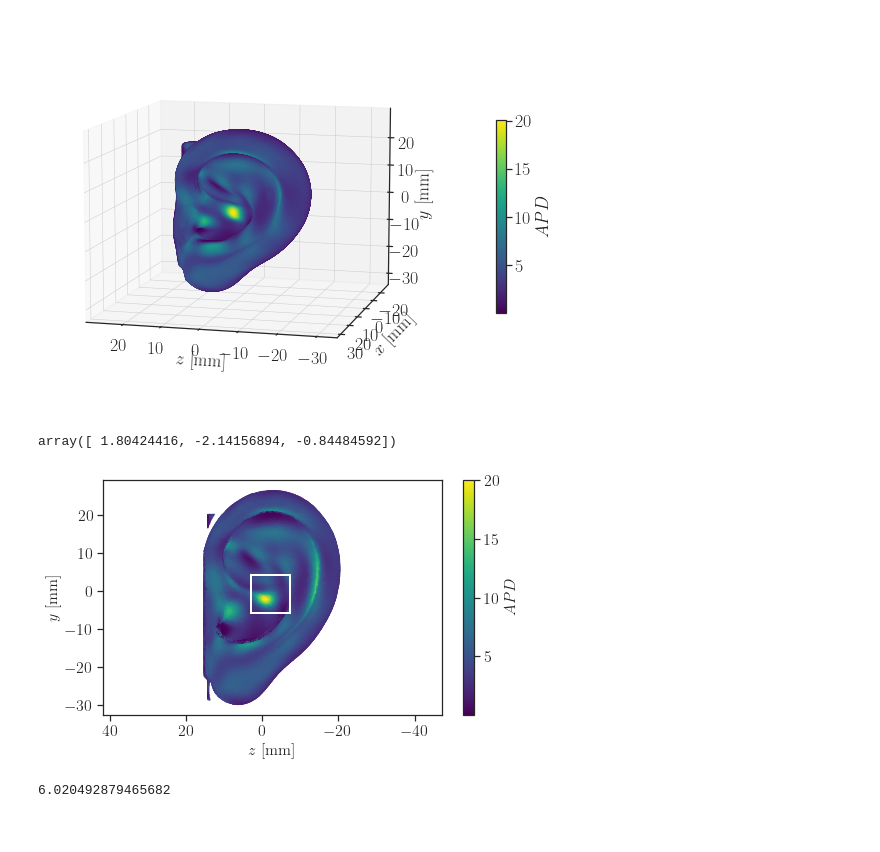
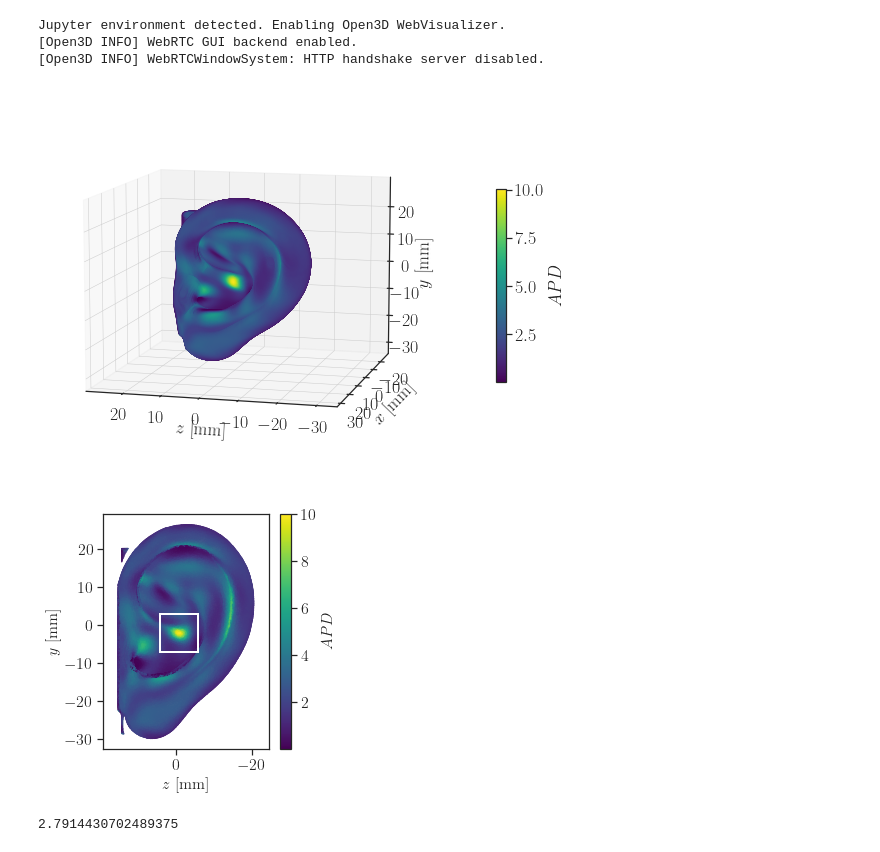
Before and after one commit to akapet00/EMF-exposure-analysis, a Jupyter notebook: playground/IEEE-J-ERM_paper/01_APD_Poynting.ipynb, the cells around one changed output. Saved outputs shown, nothing was run; the diff lists cells and outputs as text; code cells hidden in the pictures.

```diff
--- a/playground/IEEE-J-ERM_paper/01_APD_Poynting.ipynb
+++ b/playground/IEEE-J-ERM_paper/01_APD_Poynting.ipynb
@@ -9,49 +9,18 @@ try:
 except ImportError:
     import sys
     print(sys.exc_info())
+import pandas as pd
 
 from dosipy.utils.dataloader import load_ear_data
 from dosipy.utils.integrate import elementwise_dblquad
 from dosipy.utils.viz import (set_colorblind, save_fig, scatter_2d, scatter_3d,
                               fig_config)
 from helpers import (clean_df, export_pcd, export_fields,
-                     poynting_vector, get_imcolors)
+                     poynting_vector, get_imcolors, export_rect_idx)
+# %% [output]
+Jupyter environment detected. Enabling Open3D WebVisualizer.
+[Open3D INFO] WebRTC GUI backend enabled.
+[Open3D INFO] WebRTCWindowSystem: HTTP handshake server disabled.
-# %%
-def export_rect_idx(xyz, center, edge_length, view='xy'):
-    """Extract specific points that correspond to a rectangle, defined
-    with a central point and its edge length, from a point cloud.
-    Parameters
-    ----------
-    xyz : numpy.ndarray
-        Point cloud defining a model in 3-D.
-    center : tuple or list
-        z- and y-coordinate that defines the center of a desired
-        rectangle.
-    edge_length : float
-        Edge length of a desired rectangle.
-    view : string
-        Point of view for point extraction. Currently supported `xy`
-        and `zy`.
-    Returns
-    -------
-    tuple
-        Origin of a desired rectangle and indexes of all points from a point
-        cloud that falls into a rectangle.
-    """
-    x_bound = [center[0] - edge_length / 2, center[0] + edge_length / 2]
-    y_bound = [center[1] - edge_length / 2, center[1] + edge_length / 2]
-    origin = [x_bound[0], y_bound[0]]
-    if view == 'xy':
-        col_idx = 0
-    elif view == 'zy':
-        col_idx = 2
-    else:
-        raise ValueError(f'Not supported view: {view}')
-    idx_rect = np.where((xyz[:, col_idx] > x_bound[0])
-                        & (xyz[:, col_idx] < x_bound[1])
-                        & (xyz[:, 1] > y_bound[0])
-                        & (xyz[:, 1] < y_bound[1]))[0]
-    return origin, idx_rect
 # %%
 mode = 'te'
 frequency = 26
@@ -79,9 +48,7 @@ Sx, Sy, Sz = poynting_vector(E, H)
 pcd_t.estimate_normals()
 n = np.asarray(pcd_t.normals)
 
-APD = abs(Sx.real * n[:, 0]
-          + Sy.real * n[:, 1]
-          + Sz.real * n[:, 2])
+APD = 1/2 * abs(Sx.real * n[:, 0] + Sy.real * n[:, 1] + Sz.real * n[:, 2])
 # %%
 set_colorblind()
 fig_config(latex=True, scaler=2, text_size=18)
@@ -92,7 +59,7 @@ fig, ax = scatter_3d({'$z$ [mm]': xyz_t[:, 2],
                       label: APD},
                      elev=[10], azim=[105])
 # %% [output]
-[figure, old version]
+[figure, new version]
 # %%
 diameter = np.linalg.norm(
     pcd_t.get_max_bound() - pcd_t.get_min_bound()
@@ -109,9 +74,6 @@ avg_center_idx = np.where(APD_zy == APD_zy.max())[0][0]
-# %%
-xyz_t_zy[avg_center_idx]
-# %% [output]
-array([ 1.80424416, -2.14156894, -0.84484592])
 # %%
-avg_center = xyz_t_zy[avg_center_idx][1:]
+avg_center_idx = np.where(APD_zy == APD_zy.max())[0][0]
+avg_center = xyz_t_zy[avg_center_idx][2], xyz_t_zy[avg_center_idx][1]
 edge_length = 10
 area = edge_length ** 2
 origin, idx_rect = export_rect_idx(xyz=xyz_t_zy,
@@ -123,18 +85,18 @@ APD_rect = APD_zy[idx_rect]
 # %%
 set_colorblind()
 fig_config(latex=True, scaler=1.5, text_size=16)
 fig, ax = scatter_2d({'$z$ [mm]': xyz_t_zy[:, 2],
                       '$y$ [mm]': xyz_t_zy[:, 1],
-                      label: APD_zy}, s=0.1)
+                      label: APD_zy}, s=0.1, figsize=(2.950 * 1.5, 2.950 * 1.5))
 patch_rect = Rectangle(origin, edge_length, edge_length, fc='None', lw=2)
 ax.add_patch(patch_rect)
 ax.invert_xaxis()
 # %% [output]
-[figure, old version]
+[figure, new version]
-# %%
-APD_av = elementwise_dblquad(points=np.c_[xyz_rect[:, 2], xyz_rect[:, 1]],
-                             values=APD_rect,
-                             degree=11) / area
-APD_av
-# %% [output]
-6.020492879465682
+# %%
+ds = 10
+APD_av = elementwise_dblquad(points=np.c_[xyz_rect[::ds, 2], xyz_rect[::ds, 1]],
+                             values=APD_rect[::ds], degree=11) / area
+APD_av
+# %% [output]
+2.7914430702489375
```
Also changed, not shown: parts of 8 cells of this notebook, 2 other files.
